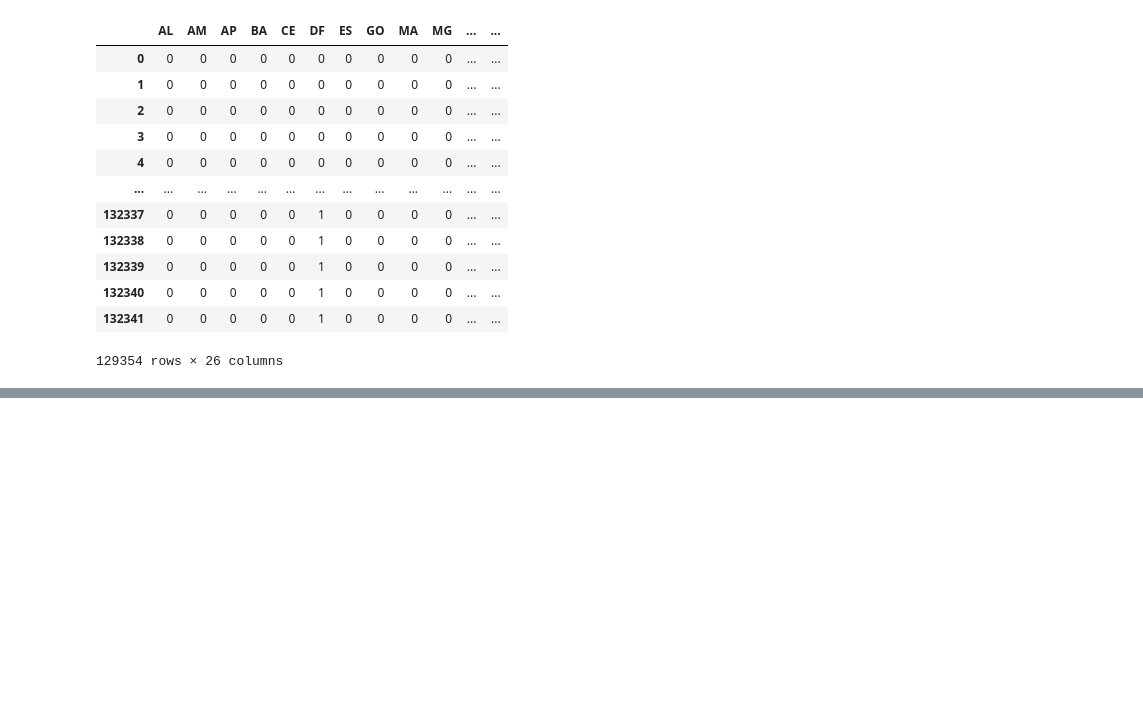
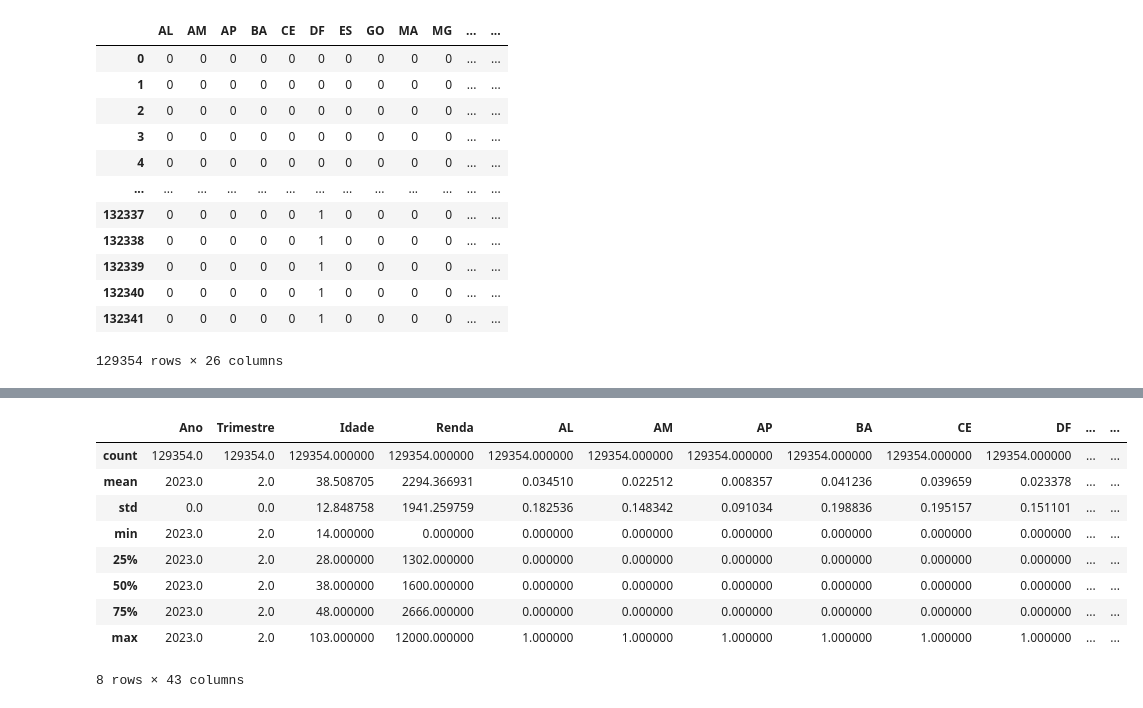
Before and after one commit to guilhermenakama/C_DADOS_PROJETO3, a Jupyter notebook: projeto3_grupo8.ipynb, the cells around one changed output, grey strips where cells are left out. Cells and saved outputs as stored; diff of their text form; code cells hidden in the pictures; blank space fills up the shorter version.

```diff
--- a/projeto3_grupo8.ipynb
+++ b/projeto3_grupo8.ipynb
@@ -510,0 +534,21 @@ dummies_Area = pd.get_dummies(dados_small['Area'],drop_first=True,dtype='int64')
+# %%
+df = dados_small_dummies[['Ano', 'Trimestre', 'UF', 'Area', 'Sexo', 'Idade', 'Cor_Raca',
+       'Escolaridade', 'Ocupacao', 'Trabalho', 'Renda', 'AL', 'AM', 'AP', 'BA',
+       'CE', 'DF', 'ES', 'GO', 'MA', 'MG', 'MS', 'MT', 'PA', 'PB', 'PE', 'PI',
+       'PR', 'RJ', 'RN', 'RO', 'RR', 'RS', 'SC', 'SE', 'SP', 'TO', 'Mulher',
+       'Branca', 'Ignorado', 'Indígena', 'Parda', 'Preta', 'EF incompleto',
+       'EM completo', 'EM incompleto', 'Menos de 1 ano de estudo',
+       'Superior completo', 'Superior incompleto', 'Urbana']]
+
+df.describe()
+# %% [output]
+|  | Ano | Trimestre | Idade | Renda | AL | AM | AP | BA | CE | DF | ... | ... |
+| count | 129354.0 | 129354.0 | 129354.000000 | 129354.000000 | 129354.000000 | 129354.000000 | 129354.000000 | 129354.000000 | 129354.000000 | 129354.000000 | ... | ... |
+| mean | 2023.0 | 2.0 | 38.508705 | 2294.366931 | 0.034510 | 0.022512 | 0.008357 | 0.041236 | 0.039659 | 0.023378 | ... | ... |
+| std | 0.0 | 0.0 | 12.848758 | 1941.259759 | 0.182536 | 0.148342 | 0.091034 | 0.198836 | 0.195157 | 0.151101 | ... | ... |
+| min | 2023.0 | 2.0 | 14.000000 | 0.000000 | 0.000000 | 0.000000 | 0.000000 | 0.000000 | 0.000000 | 0.000000 | ... | ... |
+| 25% | 2023.0 | 2.0 | 28.000000 | 1302.000000 | 0.000000 | 0.000000 | 0.000000 | 0.000000 | 0.000000 | 0.000000 | ... | ... |
+| 50% | 2023.0 | 2.0 | 38.000000 | 1600.000000 | 0.000000 | 0.000000 | 0.000000 | 0.000000 | 0.000000 | 0.000000 | ... | ... |
+| 75% | 2023.0 | 2.0 | 48.000000 | 2666.000000 | 0.000000 | 0.000000 | 0.000000 | 0.000000 | 0.000000 | 0.000000 | ... | ... |
+| max | 2023.0 | 2.0 | 103.000000 | 12000.000000 | 1.000000 | 1.000000 | 1.000000 | 1.000000 | 1.000000 | 1.000000 | ... | ... |
+8 rows × 43 columns
```
Also changed, not shown: parts of 15 cells of this notebook.
